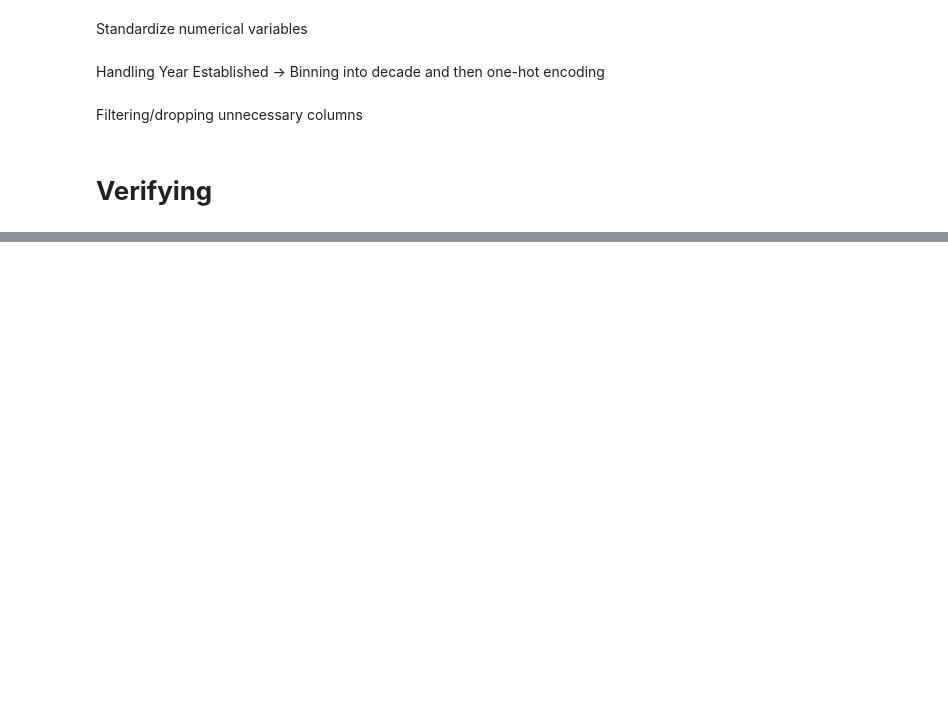
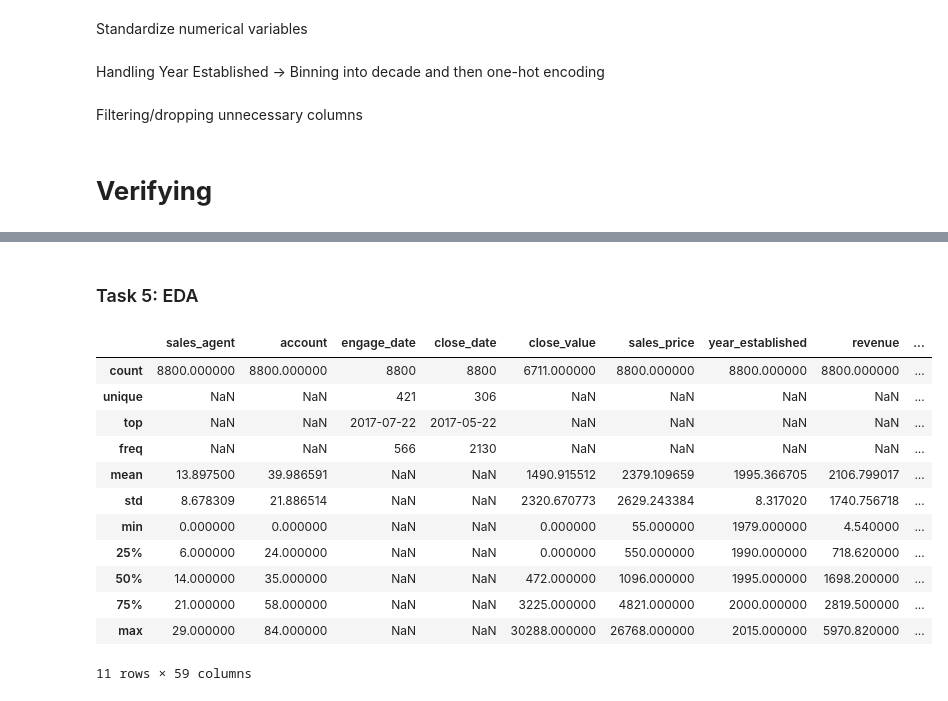
Before and after one commit to ishween/Team2A, a Jupyter notebook: Milestone_1.ipynb, the cells around one changed output, grey strips where cells are left out. Drawn from its saved outputs; the diff is of its cells as text; code cells hidden in the pictures; blank space fills up the shorter version.

Commit message:
Afifah Tasks 4 and 5

```diff
--- a/Milestone_1.ipynb
+++ b/Milestone_1.ipynb
@@ -217 +215,19 @@ Index(['sales_agent', 'account', 'deal_stage', 'engage_date', 'close_date',
       dtype='object')
+# %% [markdown]
+### Task 5: EDA
+# %%
+merged_df.describe(include='all')
+# %% [output]
+|  | sales_agent | account | engage_date | close_date | close_value | sales_price | year_established | revenue | ... |
+| count | 8800.000000 | 8800.000000 | 8800 | 8800 | 6711.000000 | 8800.000000 | 8800.000000 | 8800.000000 | ... |
+| unique | NaN | NaN | 421 | 306 | NaN | NaN | NaN | NaN | ... |
+| top | NaN | NaN | 2017-07-22 | 2017-05-22 | NaN | NaN | NaN | NaN | ... |
+| freq | NaN | NaN | 566 | 2130 | NaN | NaN | NaN | NaN | ... |
+| mean | 13.897500 | 39.986591 | NaN | NaN | 1490.915512 | 2379.109659 | 1995.366705 | 2106.799017 | ... |
+| std | 8.678309 | 21.886514 | NaN | NaN | 2320.670773 | 2629.243384 | 8.317020 | 1740.756718 | ... |
+| min | 0.000000 | 0.000000 | NaN | NaN | 0.000000 | 55.000000 | 1979.000000 | 4.540000 | ... |
+| 25% | 6.000000 | 24.000000 | NaN | NaN | 0.000000 | 550.000000 | 1990.000000 | 718.620000 | ... |
+| 50% | 14.000000 | 35.000000 | NaN | NaN | 472.000000 | 1096.000000 | 1995.000000 | 1698.200000 | ... |
+| 75% | 21.000000 | 58.000000 | NaN | NaN | 3225.000000 | 4821.000000 | 2000.000000 | 2819.500000 | ... |
+| max | 29.000000 | 84.000000 | NaN | NaN | 30288.000000 | 26768.000000 | 2015.000000 | 5970.820000 | ... |
+11 rows × 59 columns
```
Also changed, not shown: parts of 7 cells of this notebook.
